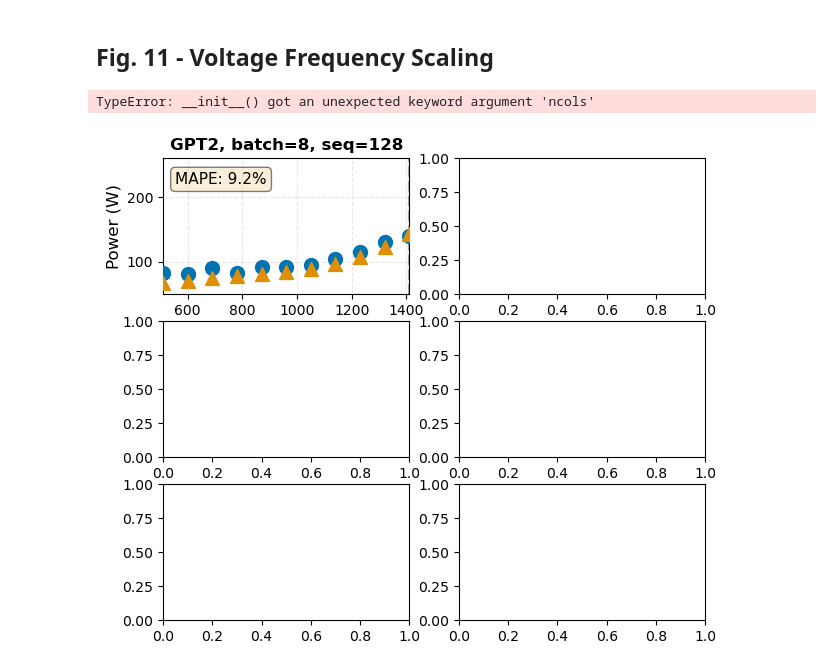
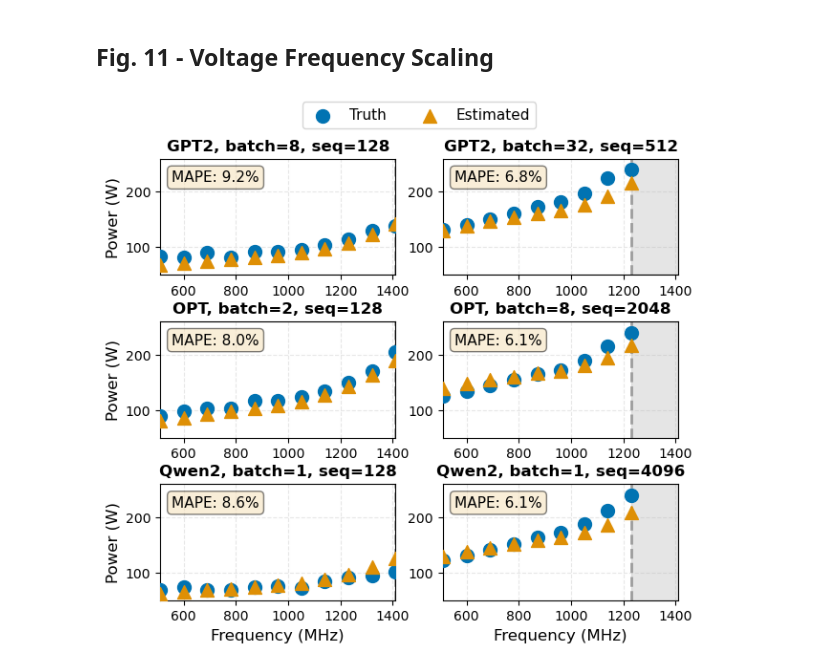
Before and after one commit to yifueve/energaizer-ispass26-artifact, a Jupyter notebook: figures/figures.ipynb, the cells around one changed output. Saved outputs shown, nothing was run; the diff lists cells and outputs as text; code cells hidden in the pictures.

```diff
--- a/figures/figures.ipynb
+++ b/figures/figures.ipynb
@@ -107,25 +129,24 @@ FileNotFoundError: [Errno 2] No such file or directory: '../experiments_single/r
 ## Fig. 11 - Voltage Frequency Scaling
 # %%
 # Read the CSV file
-df = pd.read_csv('fig11_dvfs_results/dvfs_report.csv')
+df = pd.read_csv('../experiments_endtoend/reports/dvfs/dvfs.csv')
 
 configurations = [
     ('gpt2model', 'gpt2', 8, 128, 'prefill'),
     ('gpt2model', 'gpt2', 32, 512, 'prefill'),
     ('optmodel', 'opt-1p3b', 2, 128, 'prefill'),
     ('optmodel', 'opt-1p3b', 8, 2048, 'prefill'),
     ('qwen2model', 'qwen2-1p5b', 1, 128, 'prefill'),
     ('qwen2model', 'qwen2-1p5b', 1, 4096, 'prefill'),
 ]
 
 model_name_map = {
     'bertmodel': 'BERT',
     'gpt2model': 'GPT2',
     'optmodel': 'OPT',
     'qwen2model': 'Qwen2'
 }
 
 fig11_plot_dvfs(df, configurations, model_name_map)
 # %% [output]
-TypeError: __init__() got an unexpected keyword argument 'ncols'
-[figure, old version]
+[figure, new version]
```
Also changed, not shown: parts of 4 cells of this notebook.
